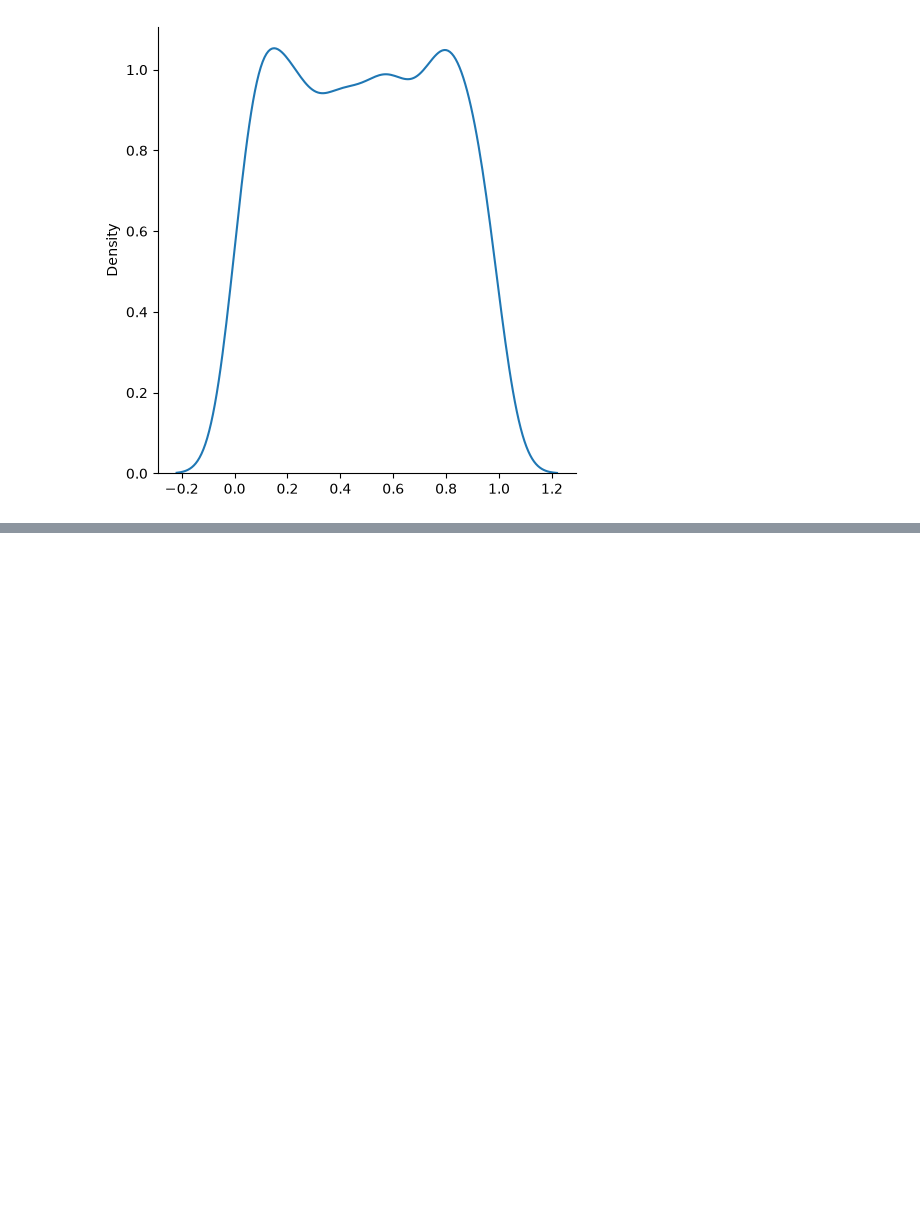
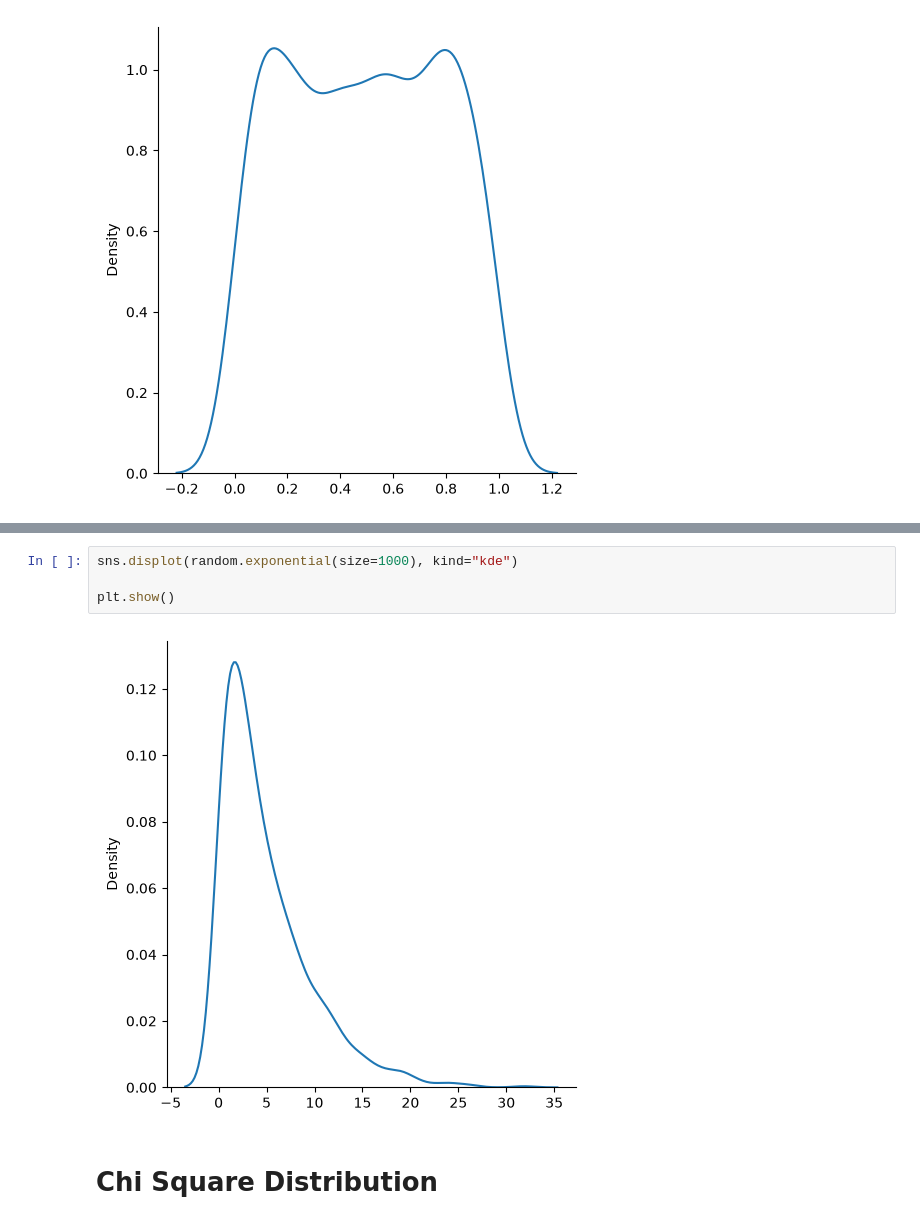
Before and after one commit to Coxxio/ML-Journey, a Jupyter notebook: phase-1-foundations/numpy-w3schools.ipynb, the cells around one changed output, grey strips where cells are left out. Drawn from its saved outputs; the diff is of its cells as text; blank space fills up the shorter version.

```diff
--- a/phase-1-foundations/numpy-w3schools.ipynb
+++ b/phase-1-foundations/numpy-w3schools.ipynb
@@ -745,0 +794,8 @@ plt.show()
+# %%
+sns.displot(random.exponential(size=1000), kind="kde")
+
+plt.show()
+# %% [output]
+[figure, added]
+# %% [markdown]
+# Chi Square Distribution
```
Also changed, not shown: parts of 37 cells of this notebook.
